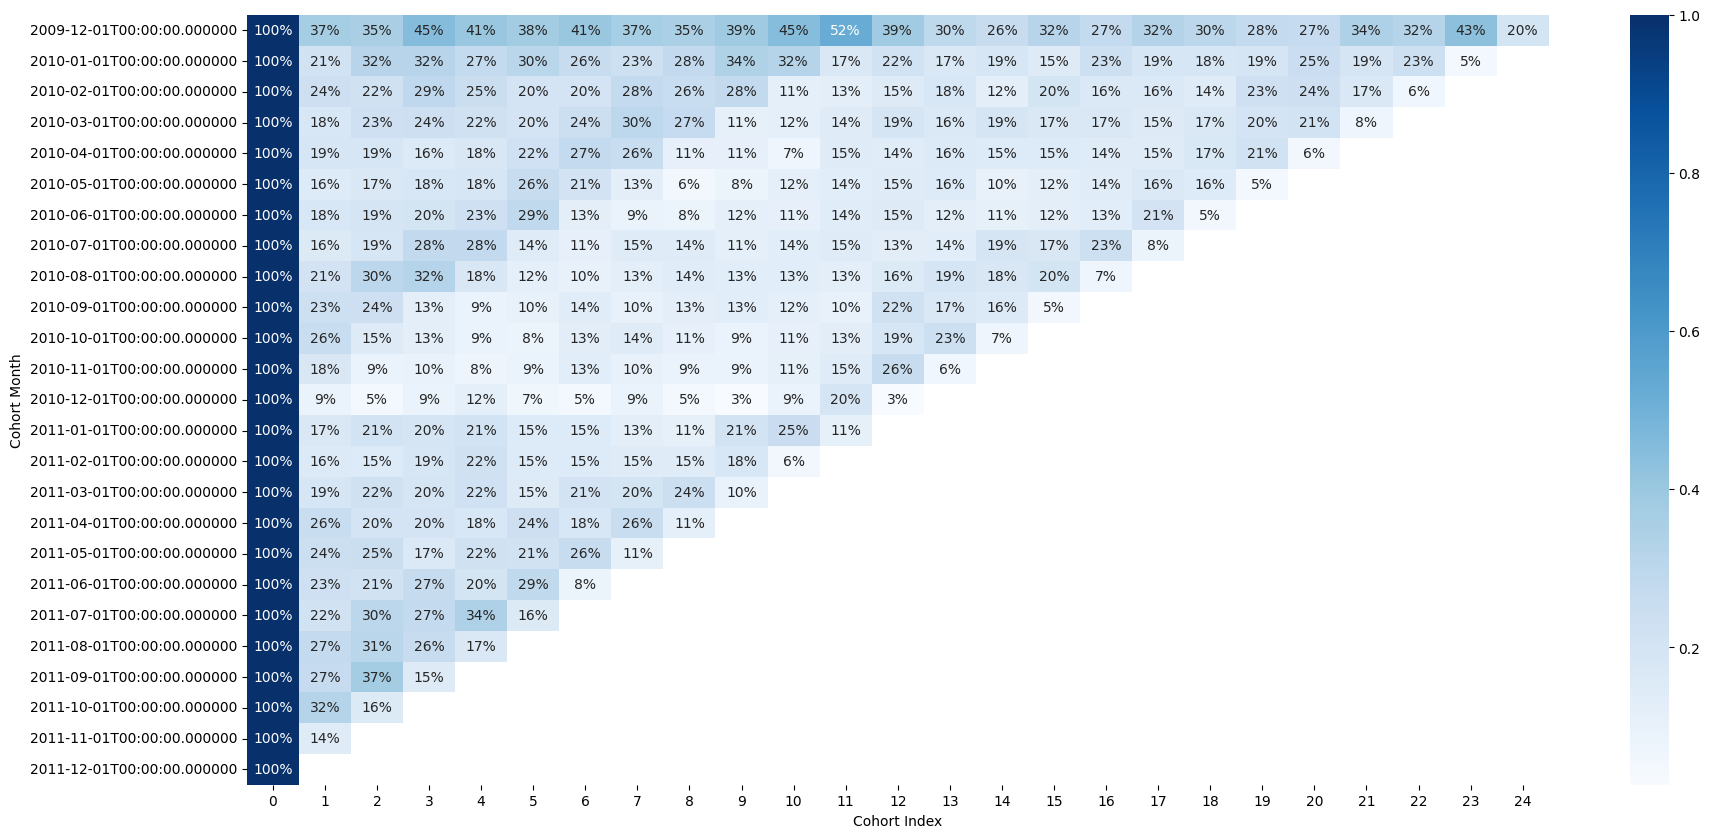
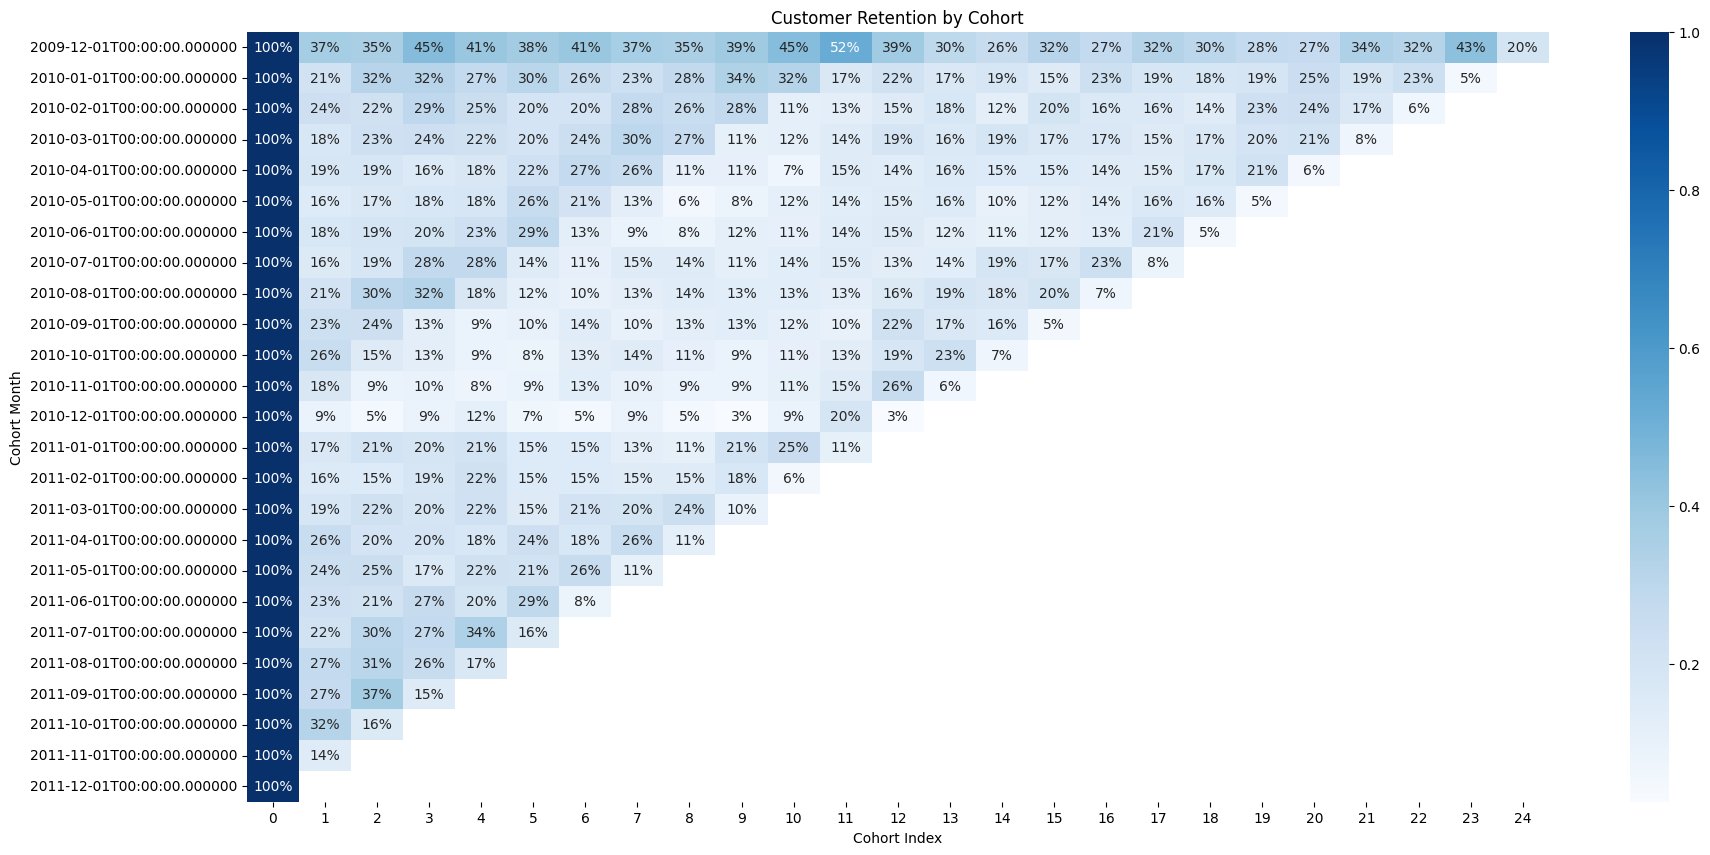
Unified diff of the notebook cell whose output changed from the first chart to the second:
--- before
+++ after
@@ -33,3 +33,4 @@
 plt.figure(figsize=(21,10))
 sns.heatmap(cohort_table,annot=True,fmt='.0%', cmap='Blues')
+plt.title("Customer Retention by Cohort")
 plt.savefig('Images/CohortAnalysis.png')

Commit: Add files via upload